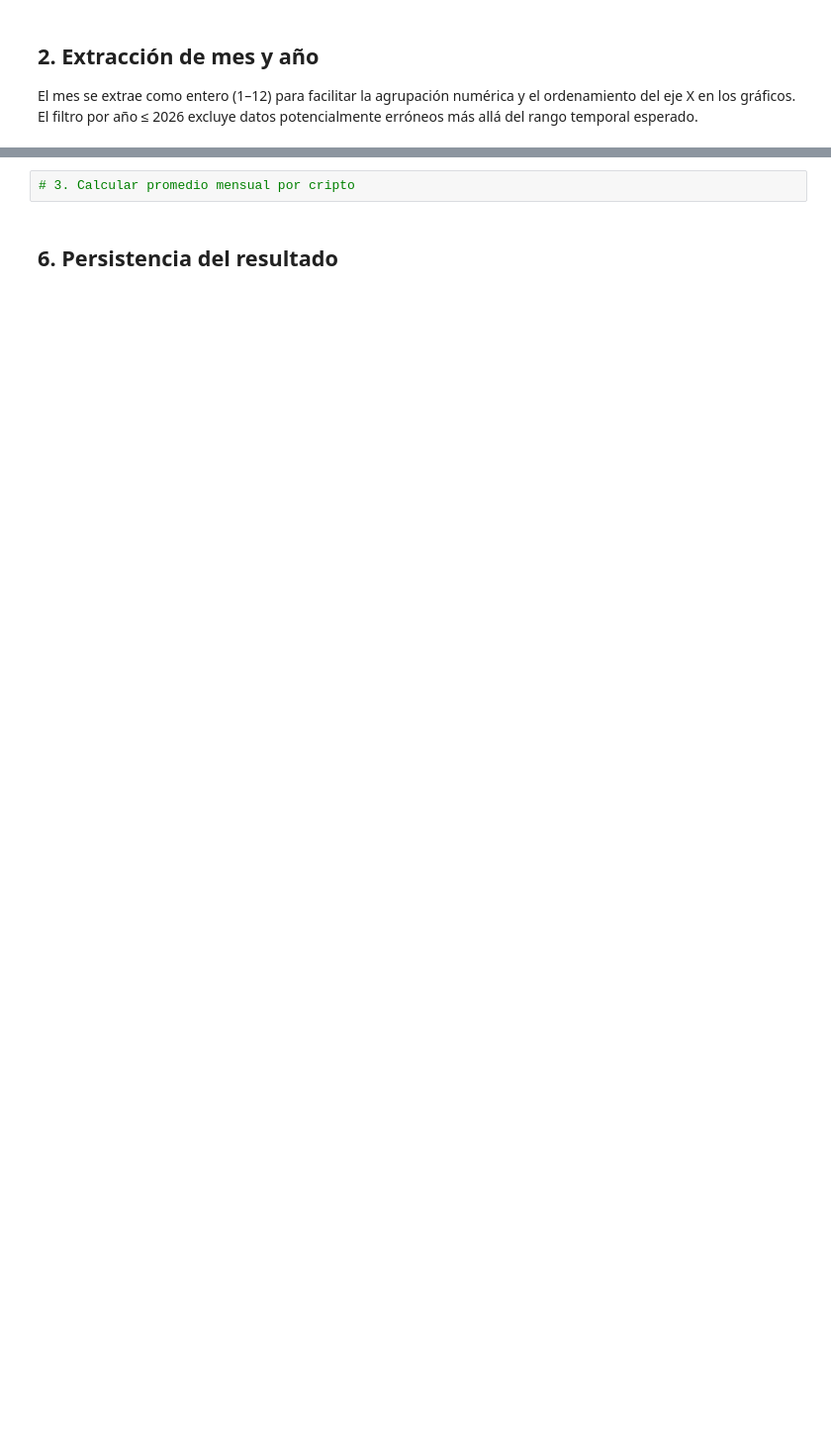
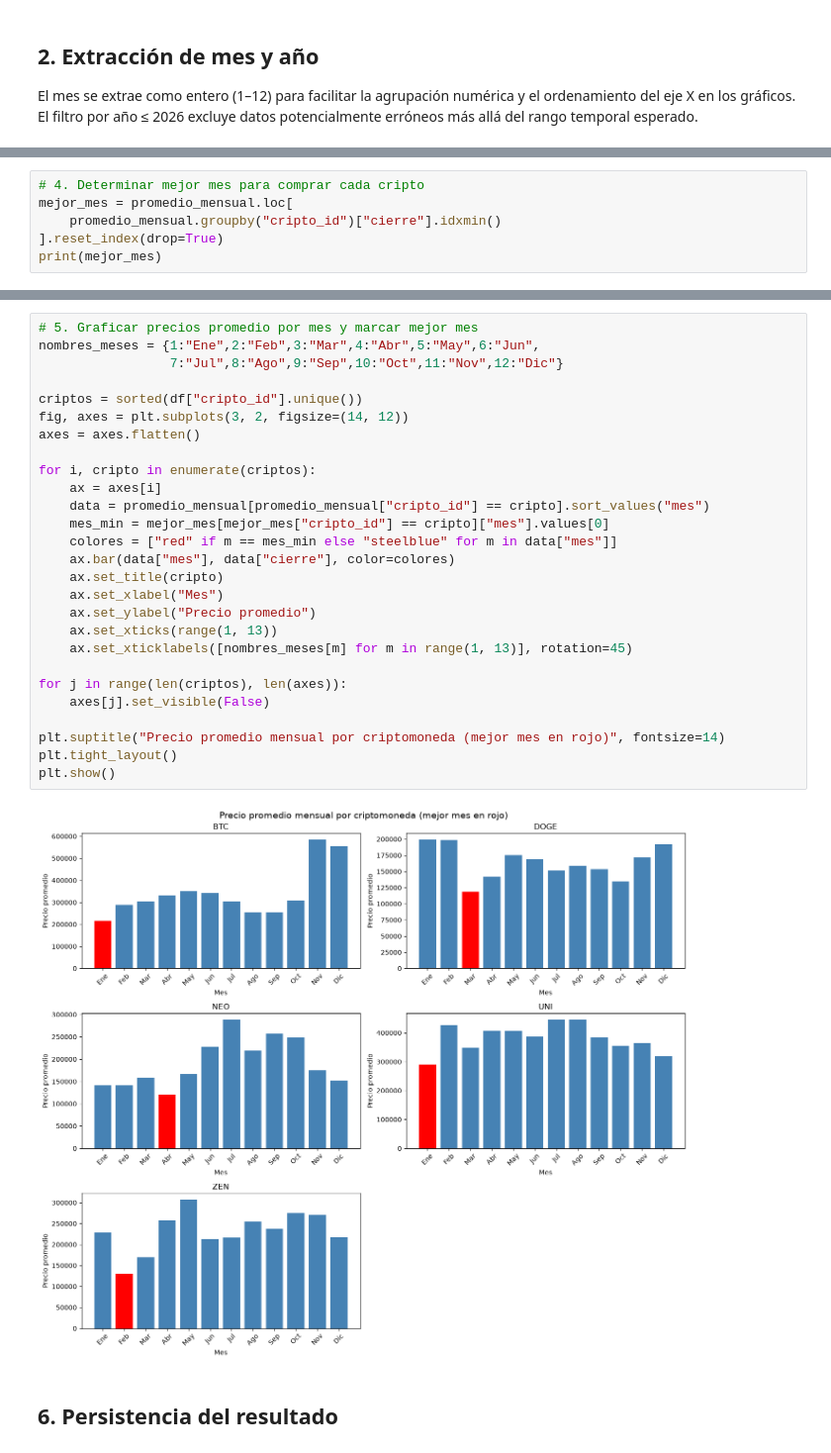
Before and after one commit to alerrandroFerreira/data-analytics-project, a Jupyter notebook: projects/analisis-volatilidad-cripto/notebooks/04_recomendacion_mensual.ipynb, the cells around one changed output, grey strips where cells are left out. Shown at 99% size. Cells and saved outputs as stored; diff of their text form; blank space fills up the shorter version.

```diff
--- a/projects/analisis-volatilidad-cripto/notebooks/04_recomendacion_mensual.ipynb
+++ b/projects/analisis-volatilidad-cripto/notebooks/04_recomendacion_mensual.ipynb
@@ -44,0 +49,6 @@ df = df[df["año"] <= 2026]
+# %%
+# 4. Determinar mejor mes para comprar cada cripto
+mejor_mes = promedio_mensual.loc[
+    promedio_mensual.groupby("cripto_id")["cierre"].idxmin()
+].reset_index(drop=True)
+print(mejor_mes)
@@ -49,4 +66,31 @@ El subplot 3×2 permite comparar los cinco perfiles en una sola figura. La **alt
-# %%
-# 3. Calcular promedio mensual por cripto
+# %%
+# 5. Graficar precios promedio por mes y marcar mejor mes
+nombres_meses = {1:"Ene",2:"Feb",3:"Mar",4:"Abr",5:"May",6:"Jun",
+                 7:"Jul",8:"Ago",9:"Sep",10:"Oct",11:"Nov",12:"Dic"}
+
+criptos = sorted(df["cripto_id"].unique())
+fig, axes = plt.subplots(3, 2, figsize=(14, 12))
+axes = axes.flatten()
+
+for i, cripto in enumerate(criptos):
+    ax = axes[i]
+    data = promedio_mensual[promedio_mensual["cripto_id"] == cripto].sort_values("mes")
+    mes_min = mejor_mes[mejor_mes["cripto_id"] == cripto]["mes"].values[0]
+    colores = ["red" if m == mes_min else "steelblue" for m in data["mes"]]
+    ax.bar(data["mes"], data["cierre"], color=colores)
+    ax.set_title(cripto)
+    ax.set_xlabel("Mes")
+    ax.set_ylabel("Precio promedio")
+    ax.set_xticks(range(1, 13))
+    ax.set_xticklabels([nombres_meses[m] for m in range(1, 13)], rotation=45)
+
+for j in range(len(criptos), len(axes)):
+    axes[j].set_visible(False)
+
+plt.suptitle("Precio promedio mensual por criptomoneda (mejor mes en rojo)", fontsize=14)
+plt.tight_layout()
+plt.show()
+# %% [output]
+[figure, added]
 # %% [markdown]
 ## 6. Persistencia del resultado
```
Also changed, not shown: parts of 14 cells of this notebook, 3 other files.
